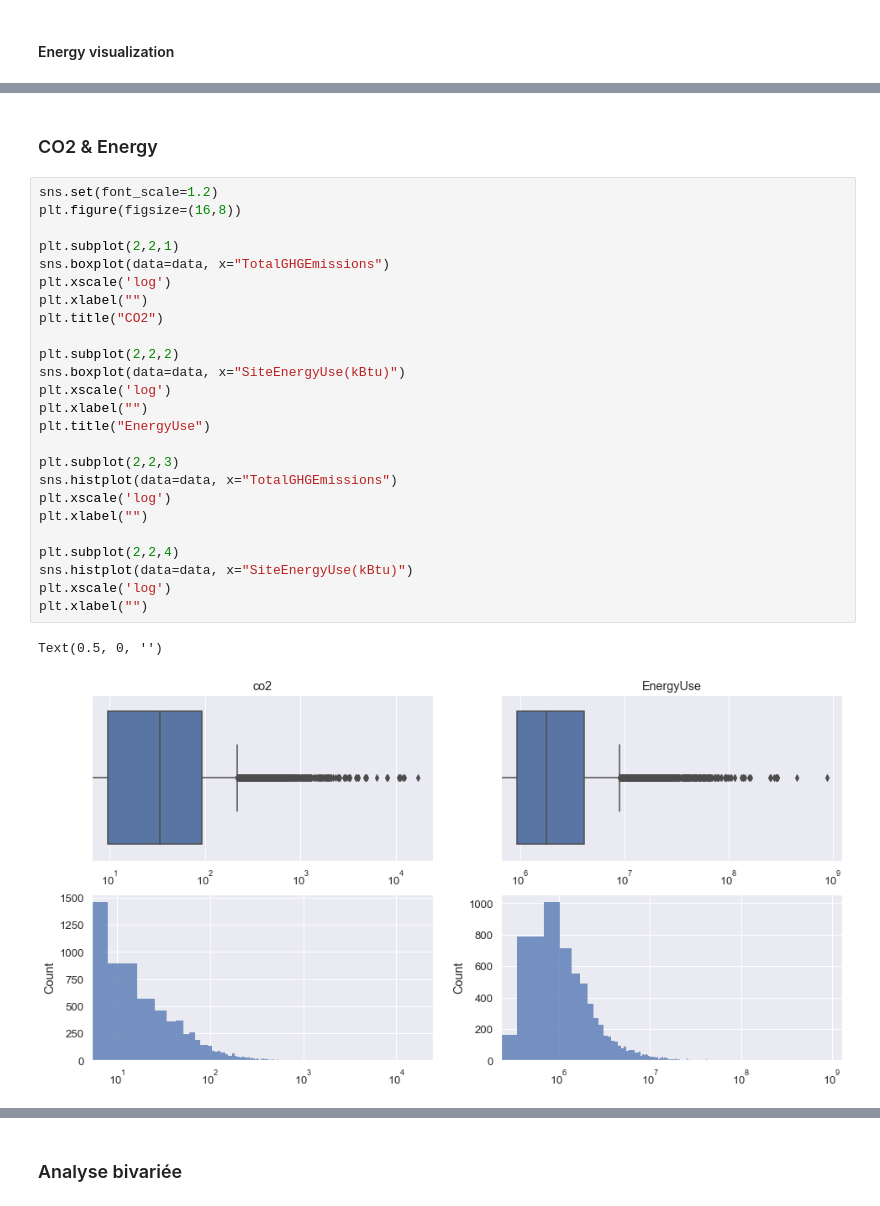
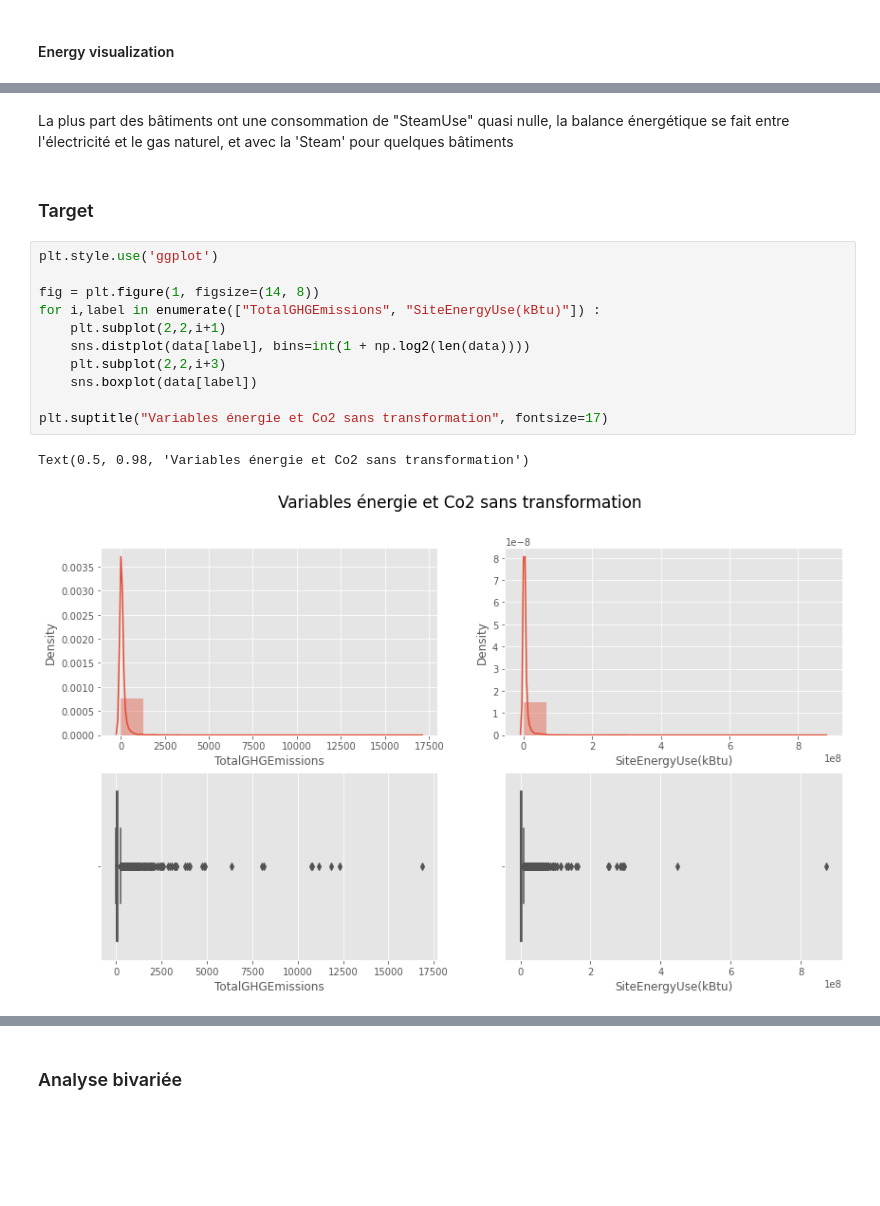
Before and after one commit to Azimoj/Seattle-Electricity, a Jupyter notebook: Pélec_01_notebook.ipynb, the cells around one changed output, grey strips where cells are left out. Cells and saved outputs as stored; diff of their text form; blank space fills up the shorter version.

```diff
--- a/Pélec_01_notebook.ipynb
+++ b/Pélec_01_notebook.ipynb
@@ -413,30 +414,18 @@ Text(0.5, 0, '')
-# %% [markdown]
-### CO2 & Energy
-# %%
-sns.set(font_scale=1.2)
-plt.figure(figsize=(16,8))
-
-plt.subplot(2,2,1)
-sns.boxplot(data=data, x="TotalGHGEmissions")
-plt.xscale('log')
-plt.xlabel("")
-plt.title("CO2")
-
-plt.subplot(2,2,2)
-sns.boxplot(data=data, x="SiteEnergyUse(kBtu)")
-plt.xscale('log')
-plt.xlabel("")
-plt.title("EnergyUse")
-
-plt.subplot(2,2,3)
-sns.histplot(data=data, x="TotalGHGEmissions")
-plt.xscale('log')
-plt.xlabel("")
-
-plt.subplot(2,2,4)
-sns.histplot(data=data, x="SiteEnergyUse(kBtu)")
-plt.xscale('log')
-plt.xlabel("")
-# %% [output]
-Text(0.5, 0, '')
-[figure, removed]
+# %% [markdown]
+La plus part des bâtiments ont une consommation de "SteamUse" quasi nulle, la balance énergétique se fait entre l'électricité et le gas naturel, et avec la 'Steam' pour quelques bâtiments
+# %% [markdown]
+###  Target
+# %%
+plt.style.use('ggplot')
+
+fig = plt.figure(1, figsize=(14, 8))
+for i,label in enumerate(["TotalGHGEmissions", "SiteEnergyUse(kBtu)"]) :
+    plt.subplot(2,2,i+1)
+    sns.distplot(data[label], bins=int(1 + np.log2(len(data))))
+    plt.subplot(2,2,i+3)
+    sns.boxplot(data[label])
+
+plt.suptitle("Variables énergie et Co2 sans transformation", fontsize=17)
+# %% [output]
+Text(0.5, 0.98, 'Variables énergie et Co2 sans transformation')
+[figure, added]
```
Also changed, not shown: parts of 47 cells of this notebook.
